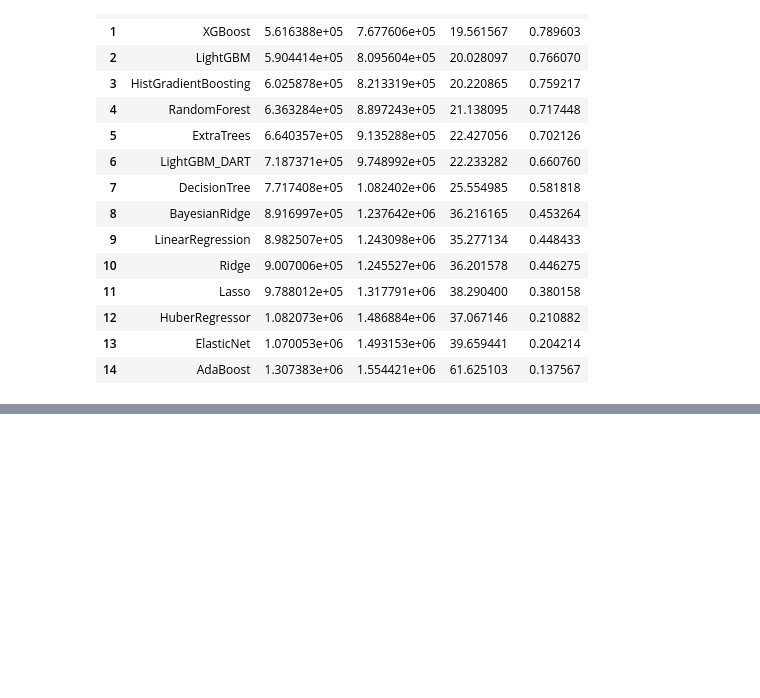
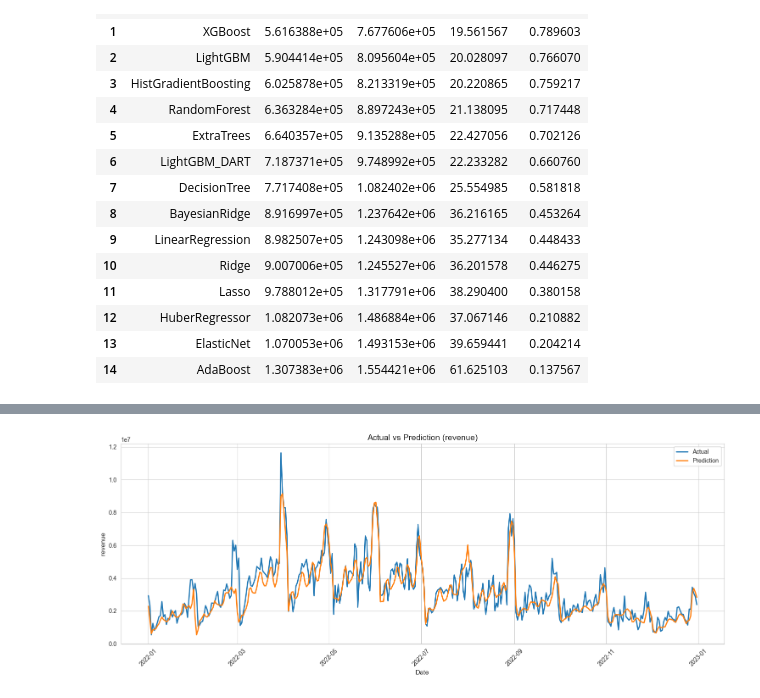
Before and after one commit to anhthu0910/vimchanhxa-datathon, a Jupyter notebook: notebooks/07_ML_.ipynb, the cells around one changed output, grey strips where cells are left out. Cells and saved outputs as stored; diff of their text form; code cells hidden in the pictures; blank space fills up the shorter version.

```diff
--- a/notebooks/07_ML_.ipynb
+++ b/notebooks/07_ML_.ipynb
@@ -109,0 +132,4 @@ Done: CatBoost
+# %%
+plot_prediction_vs_actual(val_result, target = 'revenue')
+# %% [output]
+[figure, added]
```
Also changed, not shown: parts of 9 cells of this notebook, 2 other files.
